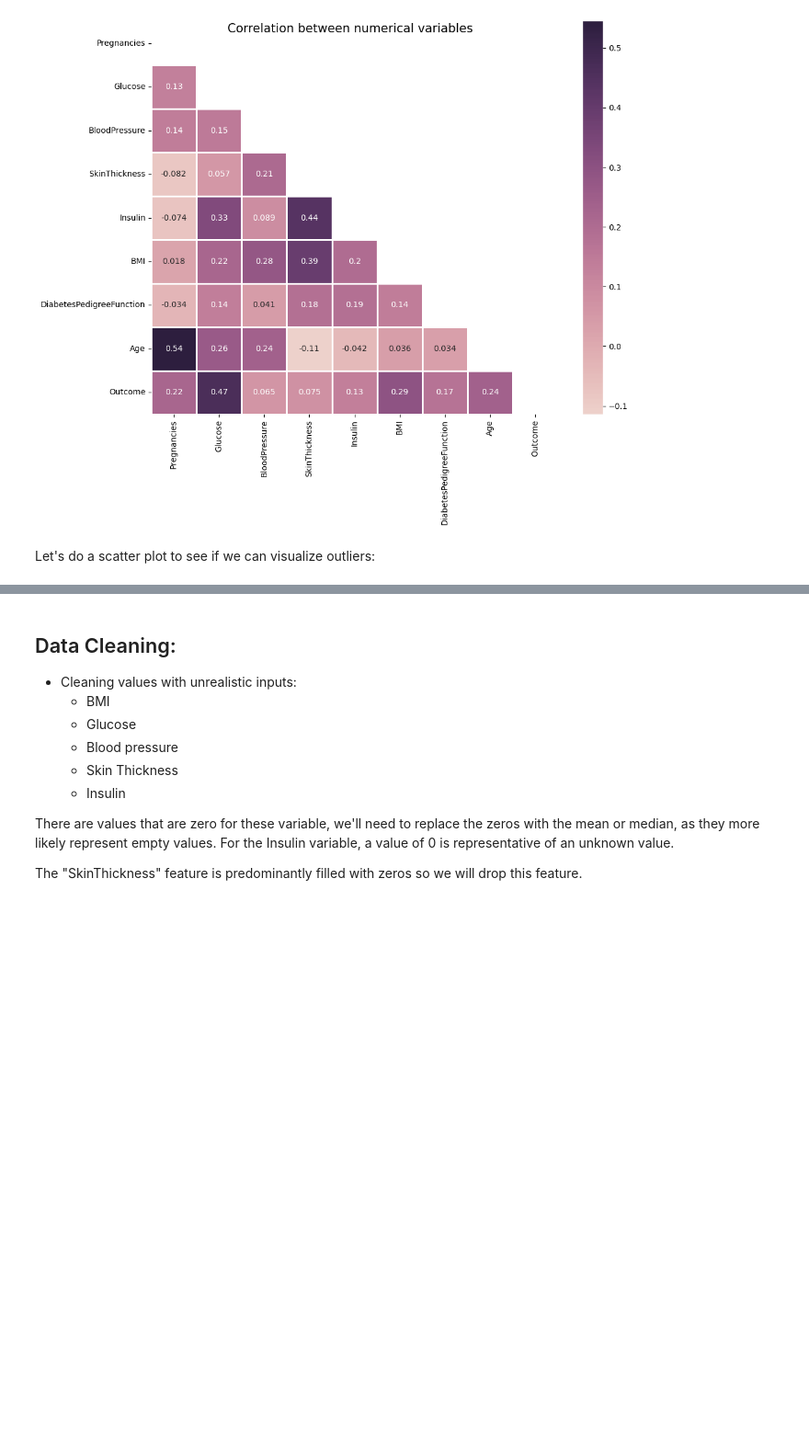
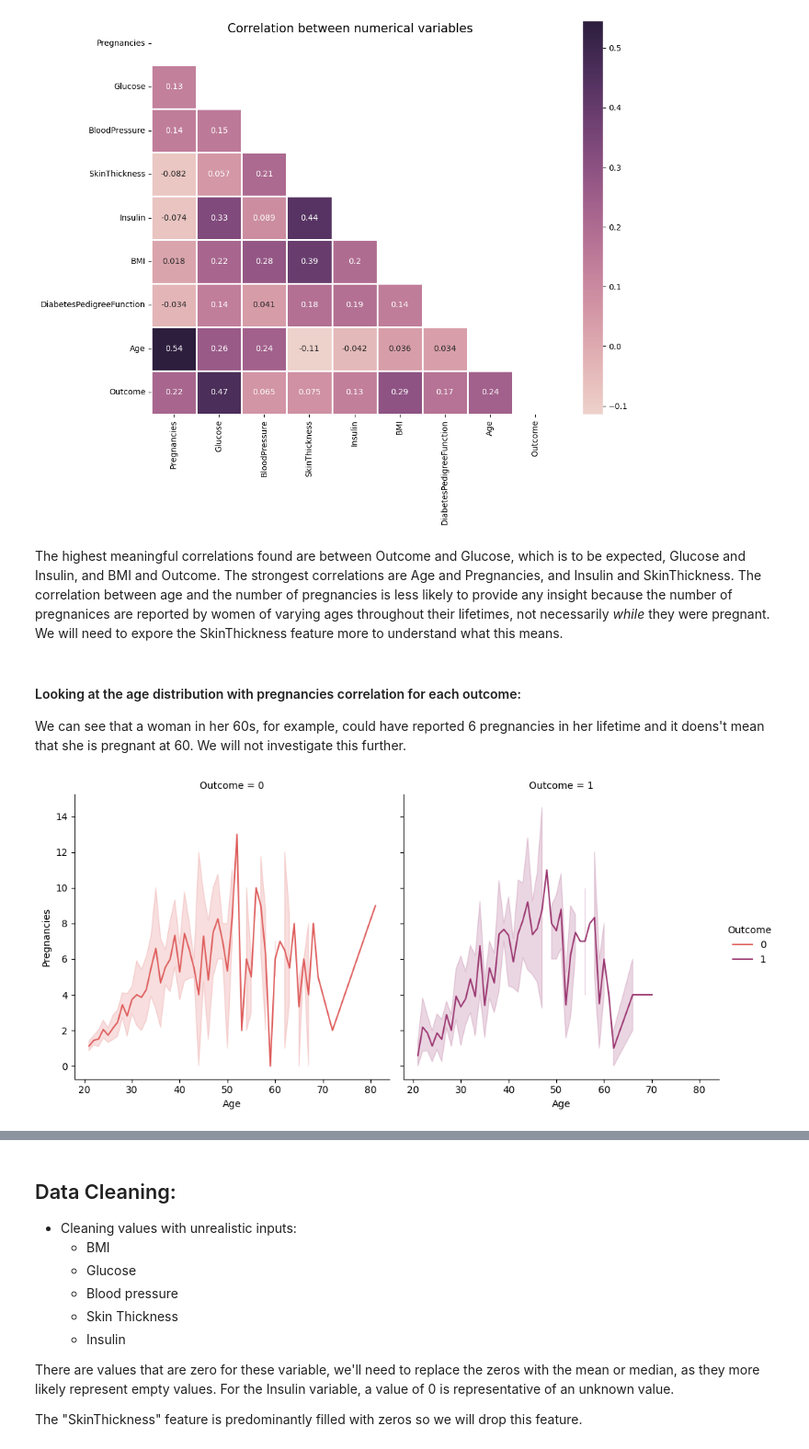
Before and after one commit to lauxpaux/diabetes_classification, a Jupyter notebook: diabetes_prediction-knn.ipynb, the cells around one changed output, grey strips where cells are left out. Shown at 92% size. Drawn from its saved outputs; the diff is of its cells as text; code cells hidden in the pictures; blank space fills up the shorter version.

```diff
--- a/diabetes_prediction-knn.ipynb
+++ b/diabetes_prediction-knn.ipynb
@@ -144,5 +144,13 @@ save_fig('feature_correlations')
 f.suptitle('Correlation between numerical variables', fontsize='15');
 # %% [output]
 [figure]
-# %% [markdown]
-Let's do a scatter plot to see if we can visualize outliers:
+# %% [markdown]
+The highest meaningful correlations found are between Outcome and Glucose, which is to be expected, Glucose and Insulin, and BMI and Outcome. The strongest correlations are Age and Pregnancies, and Insulin and SkinThickness. The correlation between age and the number of pregnancies is less likely to provide any insight because the number of pregnanices are reported by women of varying ages throughout their lifetimes, not necessarily *while* they were pregnant. We will need to expore the SkinThickness feature more to understand what this means.
+# %% [markdown]
+#### Looking at the age distribution with pregnancies correlation for each outcome:
+We can see that a woman in her 60s, for example, could have reported 6 pregnancies in her lifetime and it doens't mean that she is pregnant at 60. We will not investigate this further.
+# %%
+age_fig = sns.relplot(data=data, x='Age', y='Pregnancies', col='Outcome', hue='Outcome', kind='line', palette='flare')
+# age_fig.figure.suptitle('Age distribution and pregnancy correlations for diabetes outcome');
+# %% [output]
+[figure, added]
```
Also changed, not shown: parts of 28 cells of this notebook, 6 other files.
